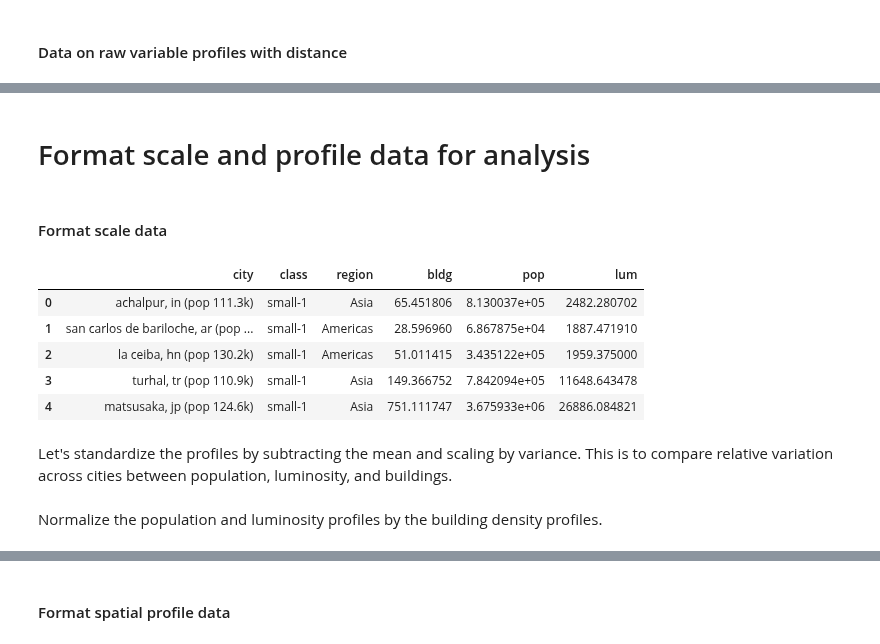
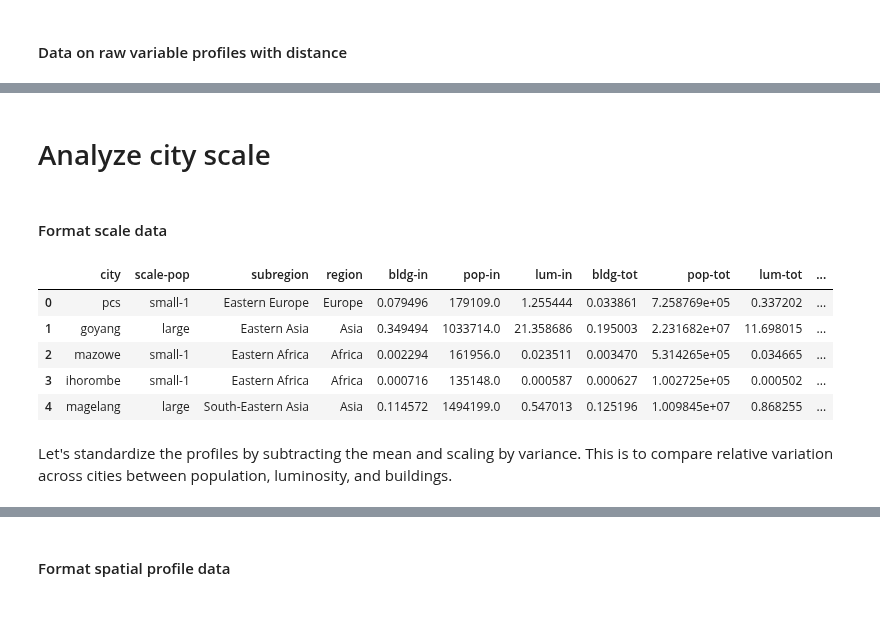
Before and after one commit to adrianalbert/urbanization-patterns, a Jupyter notebook: experiments/City clustering analysis.ipynb, the cells around one changed output, grey strips where cells are left out. Drawn from its saved outputs; the diff is of its cells as text; code cells hidden in the pictures; blank space fills up the shorter version.

```diff
--- a/experiments/City clustering analysis.ipynb
+++ b/experiments/City clustering analysis.ipynb
@@ -225,19 +144,0 @@ plt.suptitle("Spatial profiles (norm.)")
-# %%
-sns.set_context("notebook", font_scale=1.5)
-fig, ax = plt.subplots(2,2, figsize=(6,4), gridspec_kw={"wspace":0.03, "hspace":0.25},
-                      sharex=True, sharey=True)
-
-for j,(k,v),a in zip(range(len(cities_smpl)),cities_smpl.iteritems(), ax.flatten()):
-    for s in ['bldg', 'pop', 'lum']:
-        mu = v['profiles'][s][0]
-        scale = v['sum area'][s]
-        a.plot(distance_km, np.log10(mu / scale), lw=3, label=s, color=colormap[s])
-    a.set_title(v['city'].replace(' (','\n('))
-    if j % 2 == 0:
-        a.set_ylabel("log $\hat x_{\cdot}(d)$")
-    if j in [2,3]:
-        a.set_xlabel("$d \ [km]$")
-
-a.legend(loc="best")
-fig.subplots_adjust(top=0.8)
-plt.suptitle("Spatial profiles (norm., log)")
@@ -301,27 +145,49 @@ plt.suptitle("Variance to mean ratio")
-# %% [markdown]
-# Format scale and profile data for analysis
+# %% [markdown]
+# Analyze city scale
 # %% [markdown]
 #### Format scale data
 # %%
-scales = np.vstack([[v['sum area']['bldg'] for k,v in cities_sel.iteritems()],
+scales_within = np.vstack([
+                    [v['avg area bnds']['bldg'] for k,v in cities_sel.iteritems()],
+                    [v['population'] for k,v in cities_sel.iteritems()],
+                    [v['avg area bnds']['lum'] for k,v in cities_sel.iteritems()]
+]).T
+
+scales_total = np.vstack([
+                    [v['avg area']['bldg'] for k,v in cities_sel.iteritems()],
                     [v['sum area']['pop'] for k,v in cities_sel.iteritems()],
-                    [v['sum area']['lum'] for k,v in cities_sel.iteritems()]]).T
-scales_df = pd.DataFrame(scales, columns=["bldg", "pop", "lum"])
+                    [v['avg area']['lum'] for k,v in cities_sel.iteritems()]
+ ]).T
+
+scales_max = np.vstack([
+                    [v['profiles']['bldg'][0].max() for k,v in cities_sel.iteritems()],
+                    [v['profiles']['pop'][0].max() for k,v in cities_sel.iteritems()],
+                    [v['profiles']['lum'][0].max() for k,v in cities_sel.iteritems()]
+]).T
+
+scales = np.hstack([scales_within, scales_total, scales_max])
+columns_scales = ["bldg-in", "pop-in", "lum-in",
+                  "bldg-tot", "pop-tot", "lum-tot",
+                  "bldg-max", "pop-max", "lum-max"]
+scales_df = pd.DataFrame(scales, columns=columns_scales)
+scales_df.fillna(0, inplace=True)
+
 info_df = pd.DataFrame(np.array(
                         [[v['city'] for k,v in cities_sel.iteritems()],
-                        [v['class'] for k,v in cities_sel.iteritems()],
+                        [v['size'] for k,v in cities_sel.iteritems()],
+                        [v['subregion'] for k,v in cities_sel.iteritems()],
                         [v['region'] for k,v in cities_sel.iteritems()]]).T,
-                      columns=['city', 'class', 'region'])
+                      columns=['city', 'scale-pop', 'subregion', 'region'])
 scales_df = pd.concat([info_df, scales_df], axis=1)
 
 scales_df.head()
 # %% [output]
-|  | city | class | region | bldg | pop | lum |
-| 0 | achalpur, in (pop 111.3k) | small-1 | Asia | 65.451806 | 8.130037e+05 | 2482.280702 |
-| 1 | san carlos de bariloche, ar (pop ... | small-1 | Americas | 28.596960 | 6.867875e+04 | 1887.471910 |
-| 2 | la ceiba, hn (pop 130.2k) | small-1 | Americas | 51.011415 | 3.435122e+05 | 1959.375000 |
-| 3 | turhal, tr (pop 110.9k) | small-1 | Asia | 149.366752 | 7.842094e+05 | 11648.643478 |
-| 4 | matsusaka, jp (pop 124.6k) | small-1 | Asia | 751.111747 | 3.675933e+06 | 26886.084821 |
+|  | city | scale-pop | subregion | region | bldg-in | pop-in | lum-in | bldg-tot | pop-tot | lum-tot | ... |
+| 0 | pcs | small-1 | Eastern Europe | Europe | 0.079496 | 179109.0 | 1.255444 | 0.033861 | 7.258769e+05 | 0.337202 | ... |
+| 1 | goyang | large | Eastern Asia | Asia | 0.349494 | 1033714.0 | 21.358686 | 0.195003 | 2.231682e+07 | 11.698015 | ... |
+| 2 | mazowe | small-1 | Eastern Africa | Africa | 0.002294 | 161956.0 | 0.023511 | 0.003470 | 5.314265e+05 | 0.034665 | ... |
+| 3 | ihorombe | small-1 | Eastern Africa | Africa | 0.000716 | 135148.0 | 0.000587 | 0.000627 | 1.002725e+05 | 0.000502 | ... |
+| 4 | magelang | large | South-Eastern Asia | Asia | 0.114572 | 1494199.0 | 0.547013 | 0.125196 | 1.009845e+07 | 0.868255 | ... |
 # %% [markdown]
 Let's standardize the profiles by subtracting the mean and scaling by variance. This is to compare relative variation across cities between population, luminosity, and buildings.
 # %%
@@ -332,3 +198 @@ scales_std_df = pd.DataFrame(scales_std, columns=["bldg", "pop", "lum"])
 scales_std_df = pd.concat([info_df, scales_std_df], axis=1)
-# %% [markdown]
-Normalize the population and luminosity profiles by the building density profiles.
```
Also changed, not shown: parts of 87 cells of this notebook, 3 other files.
